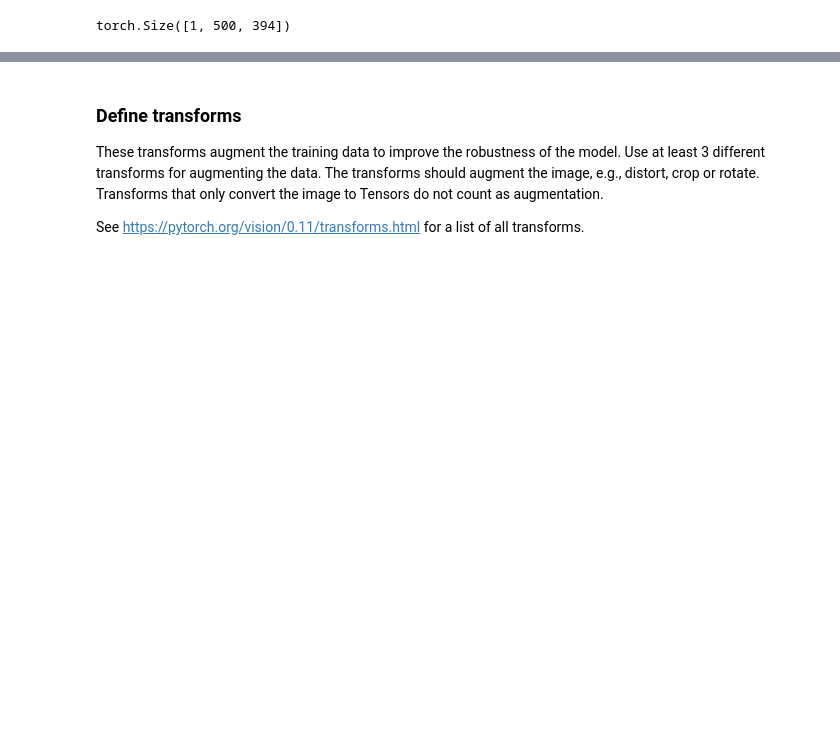
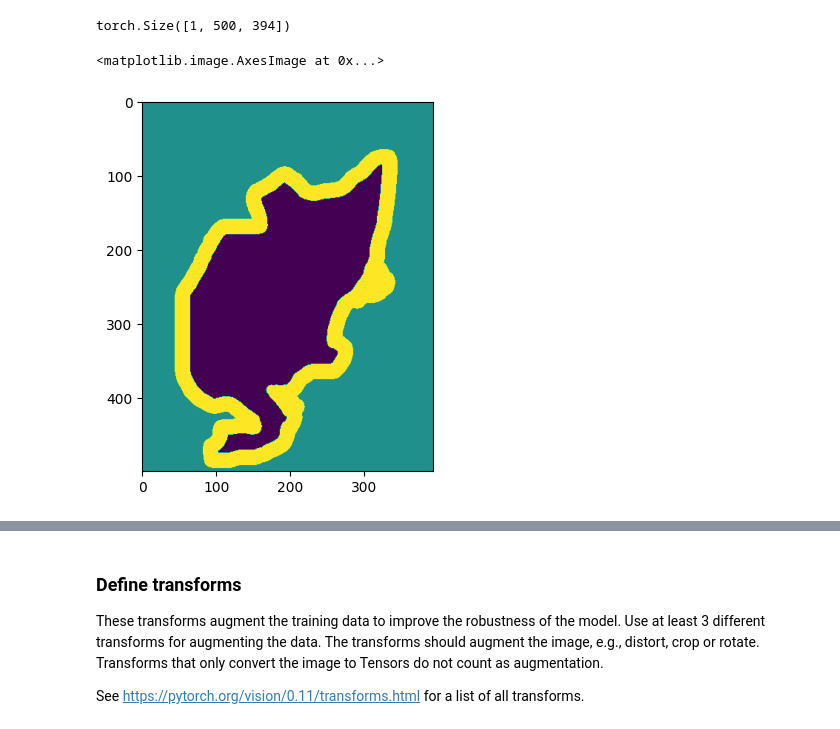
Before and after one commit to DevNerds2020/Deep-Learning-Foundations-Course, a Jupyter notebook: DL_Assignment_1_Task_1.ipynb, the cells around one changed output, grey strips where cells are left out. Drawn from its saved outputs; the diff is of its cells as text; code cells hidden in the pictures; blank space fills up the shorter version.

```diff
--- a/DL_Assignment_1_Task_1.ipynb
+++ b/DL_Assignment_1_Task_1.ipynb
@@ -79,3 +88,8 @@ image
 functional.pil_to_tensor(mask).shape
 # %% [output]
 torch.Size([1, 500, 394])
+# %%
+plt.imshow(functional.pil_to_tensor(mask).squeeze())
+# %% [output]
+<matplotlib.image.AxesImage at 0x...>
+[figure, added]
```
Also changed, not shown: parts of 19 cells of this notebook, 1 other file.
